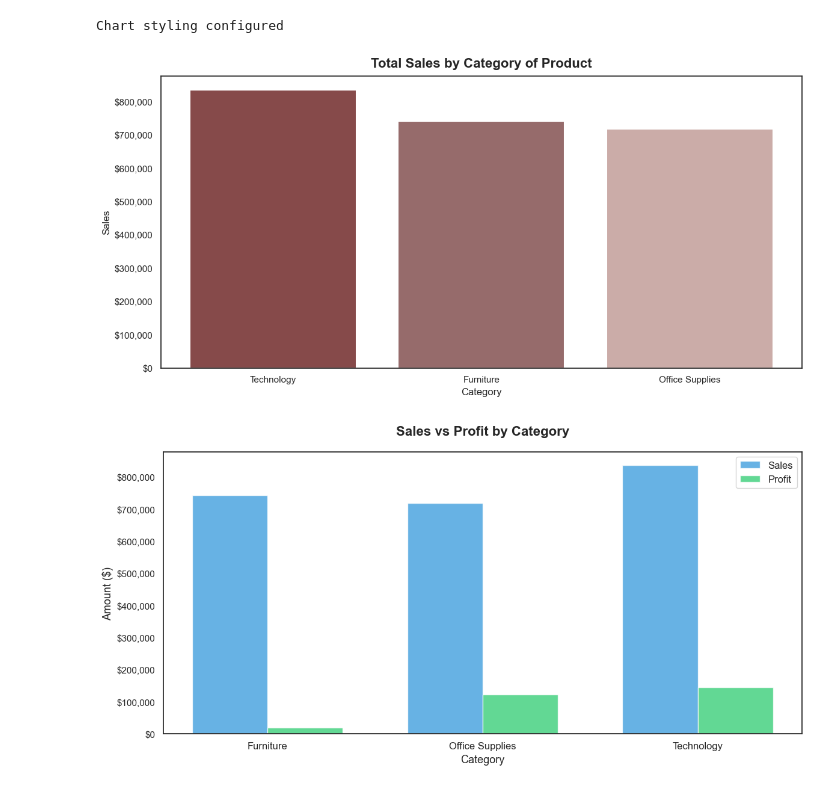
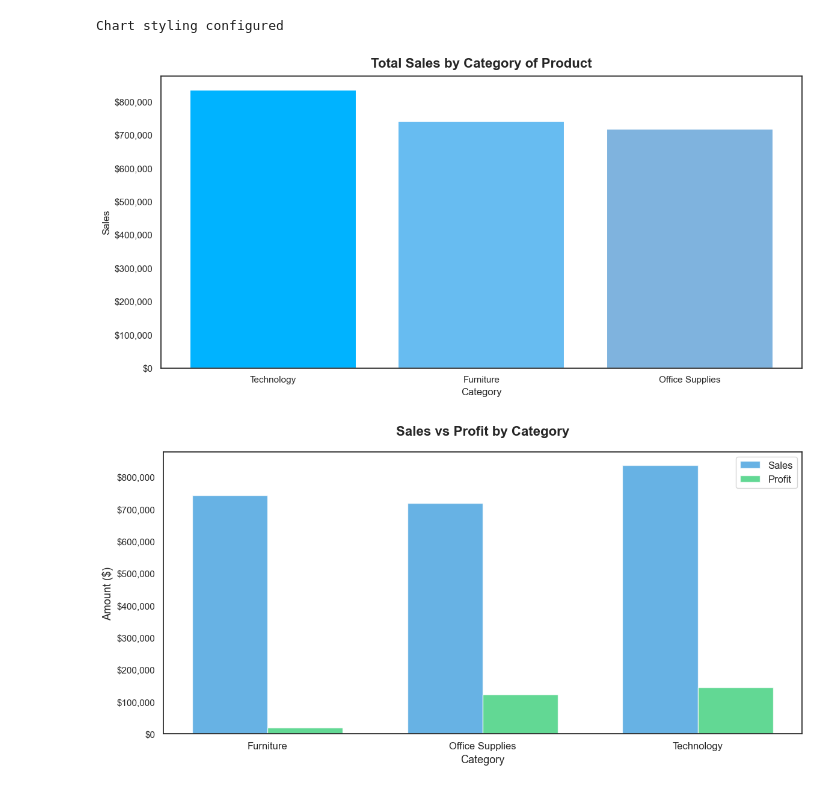
Before and after one commit to Venkatavishnuvardhanthota/retail-sales-dashboard, a Jupyter notebook: notebooks/exploratory.ipynb, the cells around one changed output. Saved outputs shown, nothing was run; the diff lists cells and outputs as text; code cells hidden in the pictures.

```diff
--- a/notebooks/exploratory.ipynb
+++ b/notebooks/exploratory.ipynb
@@ -250,22 +250,22 @@ Chart styling configured
 # %%
 # Sales by category(bar chart)
 
 fig, ax = plt.subplots()
 category_sales = df.groupby('Category')['Sales'].sum().sort_values(ascending = False)
 bars = ax.bar(category_sales.index,
               category_sales.values,
-              color=["#864A4A", "#966B6B", "#cbaca8"],
+              color=["#00B3FF", "#67BCF1", "#7fb3de"],
               edgecolor='white',
               linewidth=1.5)
 ax.set_title('Total Sales by Category of Product',fontsize=16, fontweight='bold', pad=10)
 ax.set_xlabel('Category', fontsize=12)
 ax.set_ylabel('Sales', fontsize=12)
 ax.yaxis.set_major_formatter(plt.FuncFormatter(lambda x, p: f'${x:,.0f}'))
 plt.tight_layout()
 plt.savefig('../outputs/01_sales_by_category.png', dpi=300, bbox_inches='tight')
 plt.show()
 # %% [output]
-[figure, old version]
+[figure, new version]
 # %%
 # Sales vs Profit by Category
 fig, ax = plt.subplots()
```
Also changed, not shown: 2 other files.
